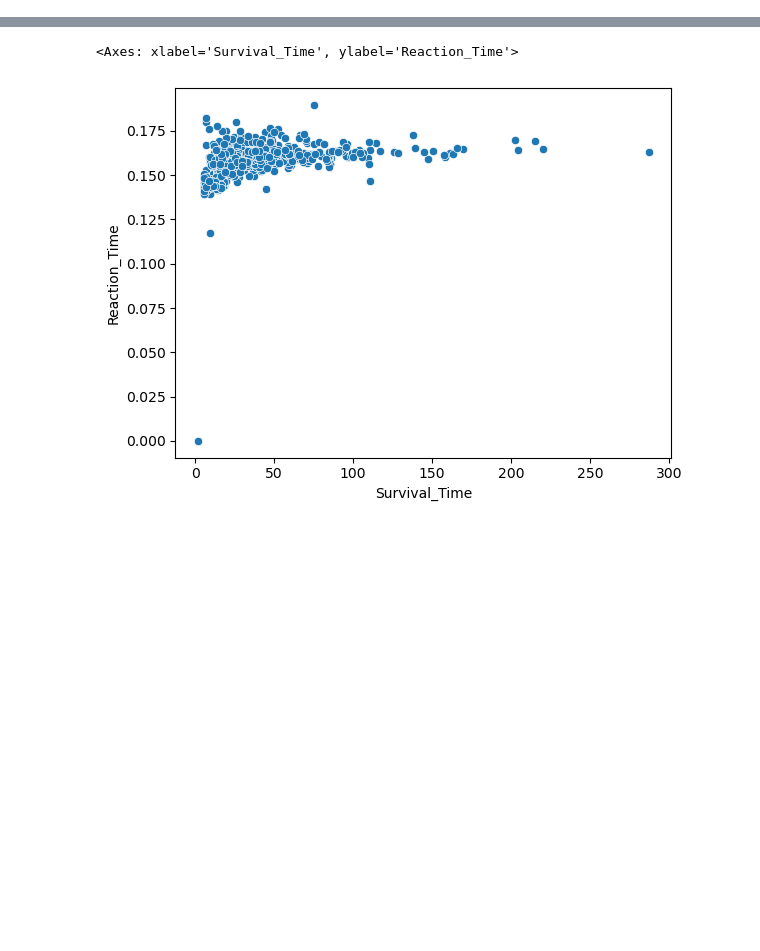
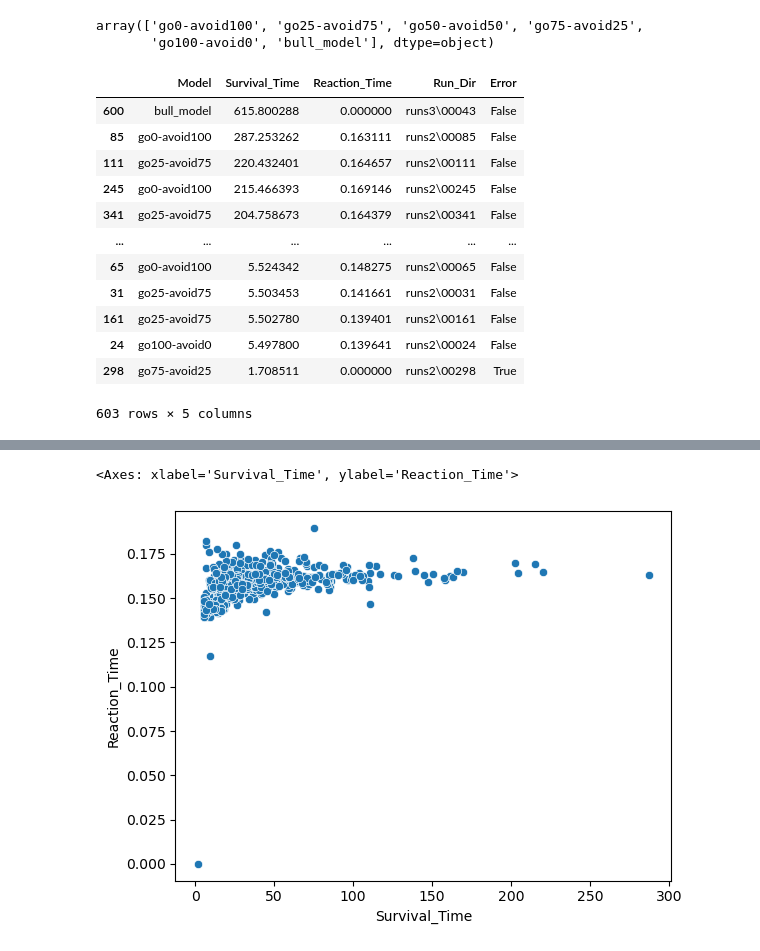
Before and after one commit to RK22000/agar-io, a Jupyter notebook: runs2_analysis.ipynb, the cells around one changed output, grey strips where cells are left out. Cells and saved outputs as stored; diff of their text form; code cells hidden in the pictures; blank space fills up the shorter version.

```diff
--- a/runs2_analysis.ipynb
+++ b/runs2_analysis.ipynb
@@ -13,2 +13,23 @@ df.sample(5)
+# %%
+df.Model.unique()
+# %% [output]
+array(['go0-avoid100', 'go25-avoid75', 'go50-avoid50', 'go75-avoid25',
+       'go100-avoid0', 'bull_model'], dtype=object)
+# %%
+df.sort_values('Survival_Time', ascending=False)
+# %% [output]
+|  | Model | Survival_Time | Reaction_Time | Run_Dir | Error |
+| 600 | bull_model | 615.800288 | 0.000000 | runs3\00043 | False |
+| 85 | go0-avoid100 | 287.253262 | 0.163111 | runs2\00085 | False |
+| 111 | go25-avoid75 | 220.432401 | 0.164657 | runs2\00111 | False |
+| 245 | go0-avoid100 | 215.466393 | 0.169146 | runs2\00245 | False |
+| 341 | go25-avoid75 | 204.758673 | 0.164379 | runs2\00341 | False |
+| ... | ... | ... | ... | ... | ... |
+| 65 | go0-avoid100 | 5.524342 | 0.148275 | runs2\00065 | False |
+| 31 | go25-avoid75 | 5.503453 | 0.141661 | runs2\00031 | False |
+| 161 | go25-avoid75 | 5.502780 | 0.139401 | runs2\00161 | False |
+| 24 | go100-avoid0 | 5.497800 | 0.139641 | runs2\00024 | False |
+| 298 | go75-avoid25 | 1.708511 | 0.000000 | runs2\00298 | True |
+603 rows × 5 columns
 # %%
 import seaborn as sns
```
Also changed, not shown: parts of 2 cells of this notebook, 10 other files.
